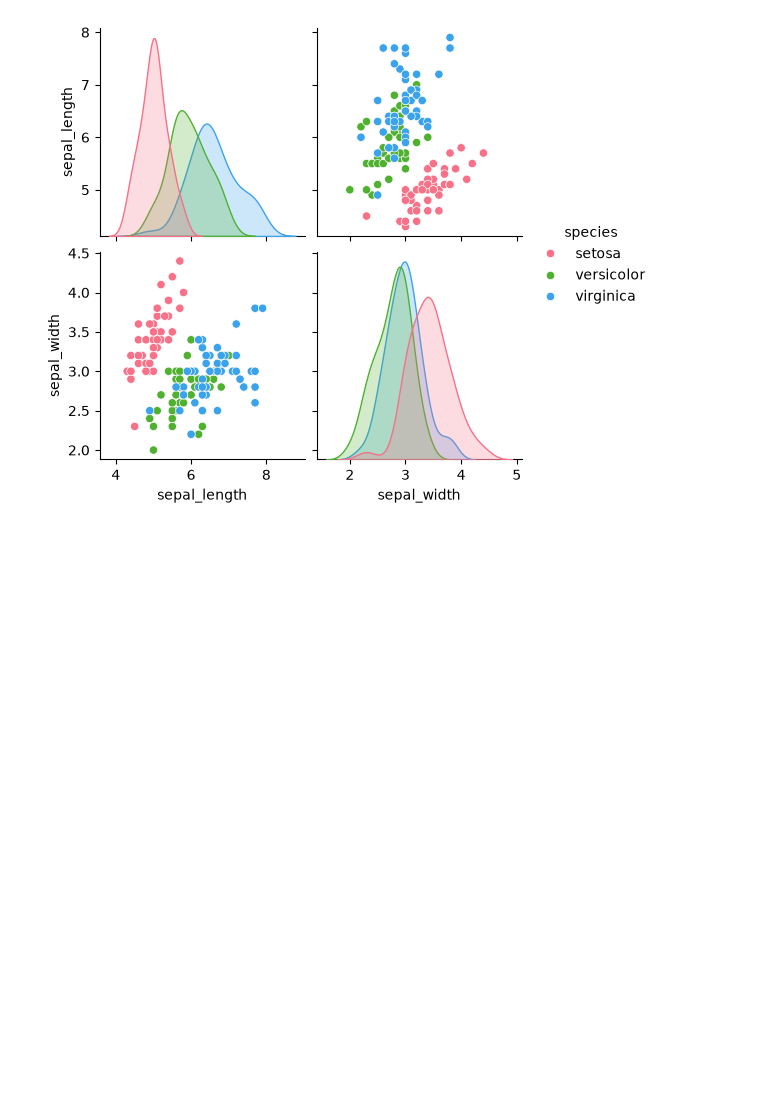
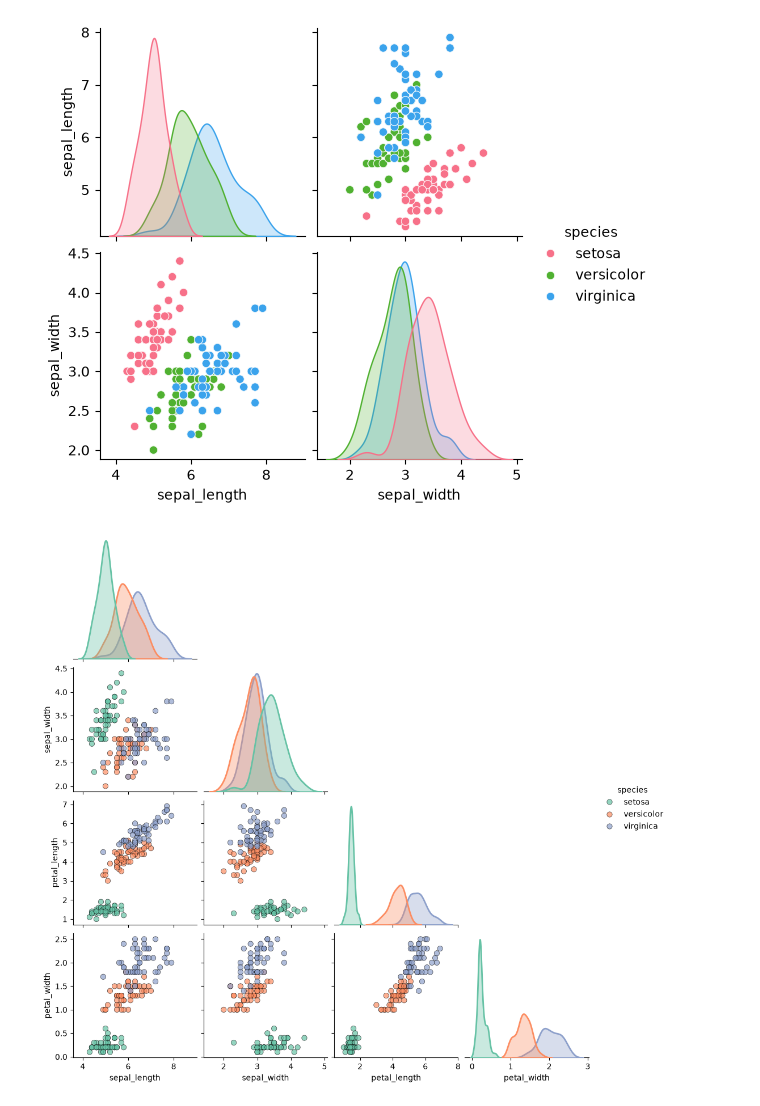
Before and after one commit to Haerulanwar05/Zero-To-ML-Engineer, a Jupyter notebook: Seaborn/seaborn_Pairplot.ipynb, the cells around one changed output. Cells and saved outputs as stored; diff of their text form; code cells hidden in the pictures; blank space fills up the shorter version.

Commit message:
feat: create Jupyter notebook for seaborn pairplot exploration

```diff
--- a/Seaborn/seaborn_Pairplot.ipynb
+++ b/Seaborn/seaborn_Pairplot.ipynb
@@ -101,3 +101,16 @@ sns.pairplot(
 plt.show()
 # %% [output]
 [figure]
+# %%
+sns.pairplot(
+    data=iris,
+    hue='species',
+    diag_kind='kde',
+    corner=True,
+    palette='Set2',
+    plot_kws=dict(alpha=0.7, s=45, edgecolor='black', linewidth=0.5),
+    diag_kws=dict(fill=True, alpha=0.35, linewidth=2)
+)
+plt.show()
+# %% [output]
+[figure, added]
```
